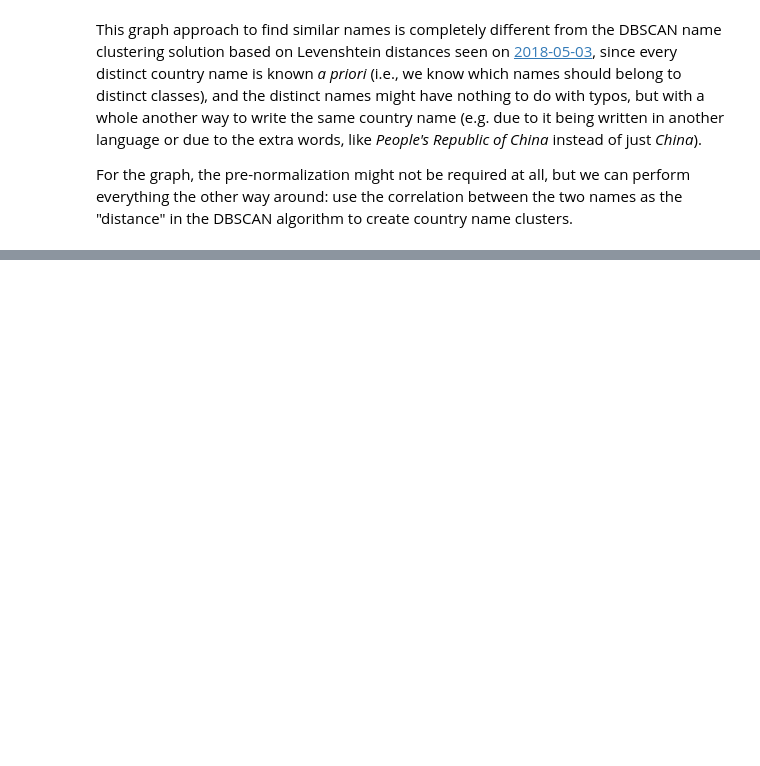
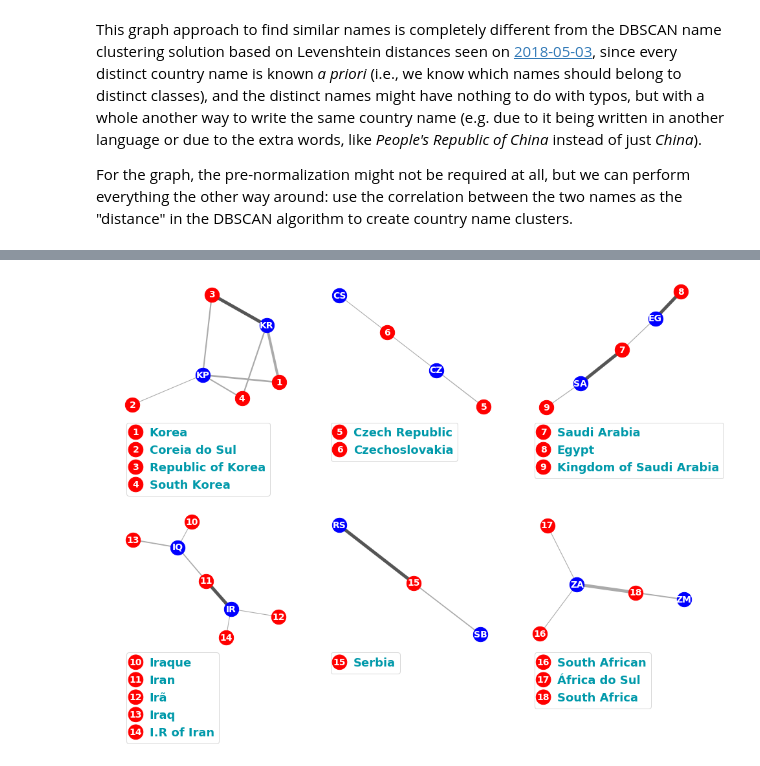
Before and after one commit to scieloorg/normalizations-experiments, a Jupyter notebook: experiments_2018-06_country.ipynb, the cells around one changed output, grey strips where cells are left out. Saved outputs shown, nothing was run; the diff lists cells and outputs as text; code cells hidden in the pictures; blank space fills up the shorter version.

```diff
--- a/experiments_2018-06_country.ipynb
+++ b/experiments_2018-06_country.ipynb
@@ -564,0 +798,52 @@ in the DBSCAN algorithm to create country name clusters.
+# %%
+all_subgraph_g_names = [k for graph in subgraphs[1:]
+                          for k, v in graph.nodes.items()
+                          if v["bipartite"] == 0]
+legend_numbers = {name: idx for idx, name
+                            in enumerate(all_subgraph_g_names, 1)}
+# %%
+fig, axes = plt.subplots(nrows=2, ncols=3, figsize=(16, 12))
+for graph, ax in zip(subgraphs[1:], axes.flat):
+    ax_box = ax.get_position()
+    ax.set_axis_off()
+    ax.set_position([ax_box.x0, ax_box.y0, ax_box.width, ax_box.height * .7])
+
+    g_names = [k for k, v in graph.nodes.items() if v["bipartite"] == 0]
+    g_codes = [k for k, v in graph.nodes.items() if v["bipartite"] == 1]
+    g_numbers = [legend_numbers[name] for name in g_names]
+
+    g_pos = nx.spring_layout(graph, k=.03, weight=None, random_state=42)
+    g_weights = nx.get_edge_attributes(graph, "weight")
+    g_edges_big = [k for k, v in g_weights.items() if v > 40]
+    g_edges_small, g_small_widths = zip(*[(k, 1 + v / 10) for k, v in g_weights.items() if v <= 40])
+
+    nx.draw_networkx_edges(graph, g_pos, ax=ax, edgelist=g_edges_big,
+                           width=5, edge_color="#555555")
+    nx.draw_networkx_edges(graph, g_pos, ax=ax, edgelist=g_edges_small,
+                           width=g_small_widths, edge_color="#aaaaaa")
+    nx.draw_networkx_nodes(graph, g_pos, ax=ax, nodelist=g_names,
+                           node_color="red", node_size=500)
+    nx.draw_networkx_nodes(graph, g_pos, ax=ax, nodelist=g_codes,
+                           node_color="blue", node_size=500)
+    nx.draw_networkx_labels(graph, g_pos, ax=ax,
+                            font_size=14, font_color="white", font_weight="bold",
+                            labels={code: code[5:] for code in g_codes})
+    nx.draw_networkx_labels(graph, g_pos, ax=ax,
+                            font_size=14, font_color="white", font_weight="bold",
+                            labels=dict(zip(g_names, g_numbers)))
+
+    legends = ax.legend(
+        loc="upper left",
+        bbox_to_anchor=(0, 0),
+        handles=g_numbers,
+        labels=[name[5:] for name in g_names],
+        fontsize=18,
+        handlelength=.75,
+        handler_map={int: CustomLegendHandler(fontsize=14)},
+    )
+    for legend_text in legends.get_texts():
+        legend_text.set(color="#0099aa", weight="bold")
+
+plt.show()
+# %% [output]
+[figure, added]
```
Also changed, not shown: parts of 38 cells of this notebook.
